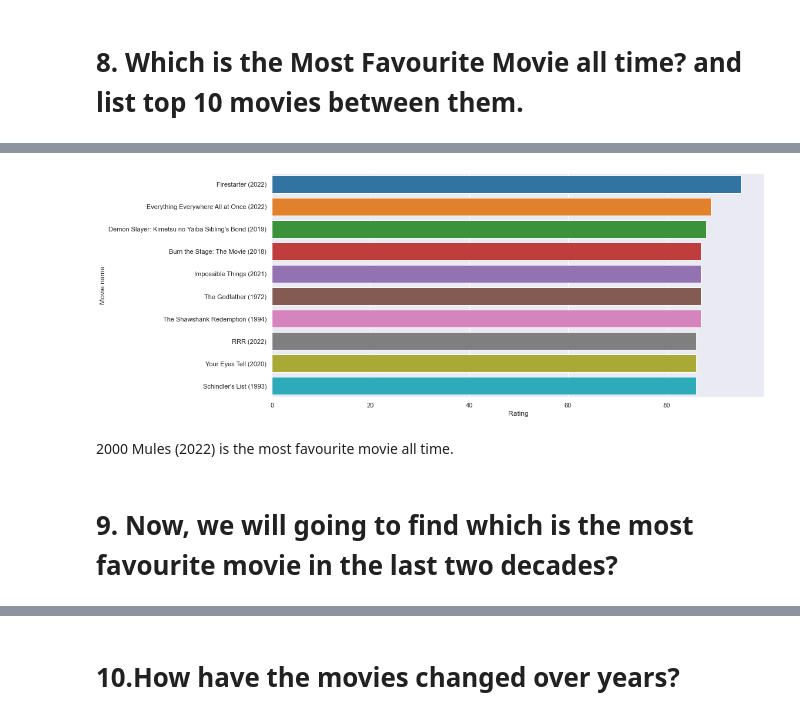
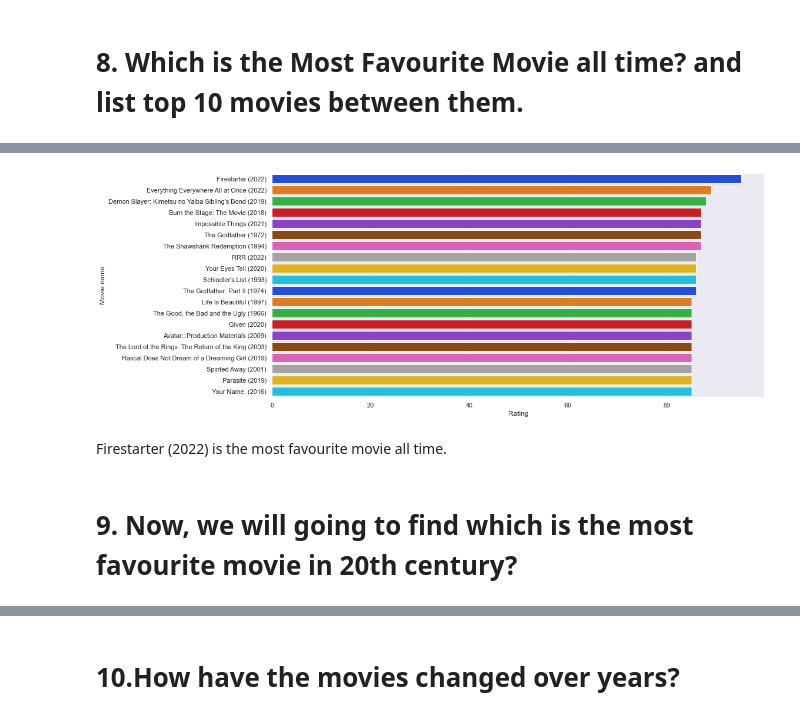
Before and after one commit to Prat33kShinde/Project---Webscrapping-themoviesdb.org-, a Jupyter notebook: Data Analysis.ipynb, the cells around one changed output, grey strips where cells are left out. Drawn from its saved outputs; the diff is of its cells as text; code cells hidden in the pictures.

```diff
--- a/Data Analysis.ipynb
+++ b/Data Analysis.ipynb
@@ -521,7 +561,7 @@ Observing this plot , we can clearly say that day 2, 5, 15 and 20 has most chanc
 # 8. Which is the Most Favourite Movie all time? and list top 10 movies between them.
 # %%
 Fav_movies=movies.sort_values(ascending= False, by=["Rating"])
-top_10_movies= Fav_movies.head(10)#listing top 10 movies between them.
+top_10_movies= Fav_movies.head(20)#listing top 10 movies between them.
 top_10_movies
 # %% [output]
 |  | Movie name | Rating | Genres | Release_date | Runtime | Director | Url | Day | Month | Year | ... |
@@ -538,11 +584,11 @@ top_10_movies
 # %%
 fig = plt.figure(figsize=(15,7))
-sns.barplot(data=top_10_movies,x= 'Rating', y ='Movie name', palette='tab10')
+sns.barplot(data=top_10_movies,x= 'Rating', y ='Movie name', palette="bright")
 plt.show()
 # %% [output]
-[figure, old version]
+[figure, new version]
 # %% [markdown]
-2000 Mules (2022) is the most favourite movie all time.
+Firestarter (2022) is the most favourite movie all time.
 # %% [markdown]
-# 9. Now, we will going to find which is the most favourite movie in the last two decades?
+# 9. Now, we will going to find which is the most favourite movie in 20th century?
 # %%
```
Also changed, not shown: parts of 45 cells of this notebook.
